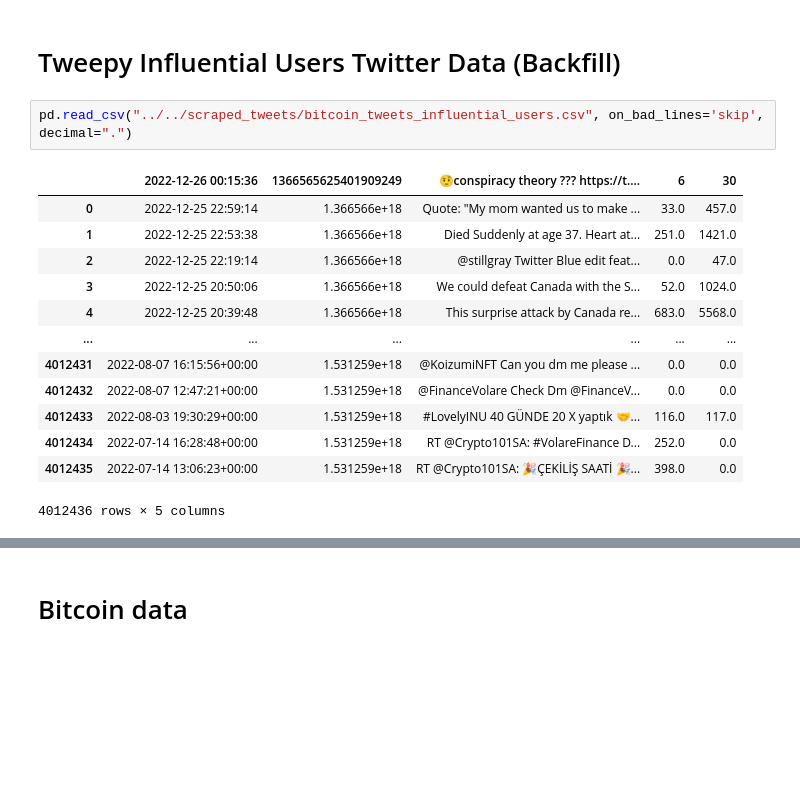
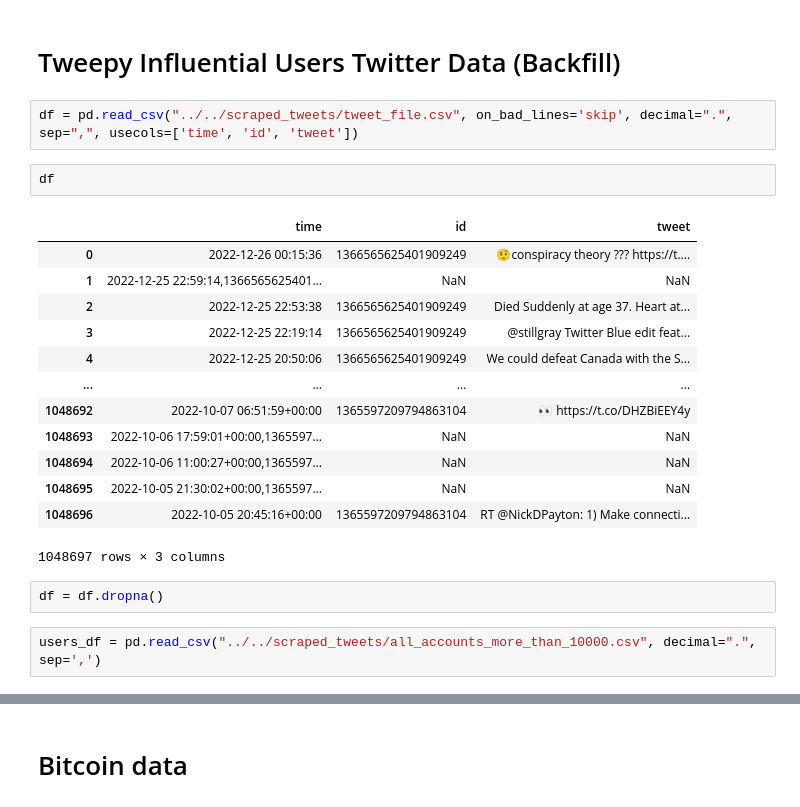
Before and after one commit to daniel-rdt/twitter_bitcoin_sentiment_ml, a Jupyter notebook: testing/tweets_preprocess.ipynb, the cells around one changed output, grey strips where cells are left out. Drawn from its saved outputs; the diff is of its cells as text; blank space fills up the shorter version.

```diff
--- a/testing/tweets_preprocess.ipynb
+++ b/testing/tweets_preprocess.ipynb
@@ -4,18 +4,24 @@ import numpy as np
 # %% [markdown]
 # Tweepy Influential Users Twitter Data (Backfill)
 # %%
-pd.read_csv("../../scraped_tweets/bitcoin_tweets_influential_users.csv", on_bad_lines='skip', decimal=".")
+df = pd.read_csv("../../scraped_tweets/tweet_file.csv", on_bad_lines='skip', decimal=".", sep=",", usecols=['time', 'id', 'tweet'])
-# %% [output]
-|  | 2022-12-26 00:15:36 | 1366565625401909249 | 🤨conspiracy theory ??? https://t.... | 6 | 30 |
-| 0 | 2022-12-25 22:59:14 | 1.366566e+18 | Quote: "My mom wanted us to make ... | 33.0 | 457.0 |
-| 1 | 2022-12-25 22:53:38 | 1.366566e+18 | Died Suddenly at age 37. Heart at... | 251.0 | 1421.0 |
-| 2 | 2022-12-25 22:19:14 | 1.366566e+18 | @stillgray Twitter Blue edit feat... | 0.0 | 47.0 |
-| 3 | 2022-12-25 20:50:06 | 1.366566e+18 | We could defeat Canada with the S... | 52.0 | 1024.0 |
-| 4 | 2022-12-25 20:39:48 | 1.366566e+18 | This surprise attack by Canada re... | 683.0 | 5568.0 |
-| ... | ... | ... | ... | ... | ... |
-| 4012431 | 2022-08-07 16:15:56+00:00 | 1.531259e+18 | @KoizumiNFT Can you dm me please ... | 0.0 | 0.0 |
-| 4012432 | 2022-08-07 12:47:21+00:00 | 1.531259e+18 | @FinanceVolare Check Dm @FinanceV... | 0.0 | 0.0 |
-| 4012433 | 2022-08-03 19:30:29+00:00 | 1.531259e+18 | #LovelyINU 40 GÜNDE 20 X yaptık 🤝... | 116.0 | 117.0 |
-| 4012434 | 2022-07-14 16:28:48+00:00 | 1.531259e+18 | RT @Crypto101SA: #VolareFinance D... | 252.0 | 0.0 |
-| 4012435 | 2022-07-14 13:06:23+00:00 | 1.531259e+18 | RT @Crypto101SA: 🎉ÇEKİLİŞ SAATİ 🎉... | 398.0 | 0.0 |
-4012436 rows × 5 columns
+# %%
+df
+# %% [output]
+|  | time | id | tweet |
+| 0 | 2022-12-26 00:15:36 | 1366565625401909249 | 🤨conspiracy theory ??? https://t.... |
+| 1 | 2022-12-25 22:59:14,1366565625401... | NaN | NaN |
+| 2 | 2022-12-25 22:53:38 | 1366565625401909249 | Died Suddenly at age 37. Heart at... |
+| 3 | 2022-12-25 22:19:14 | 1366565625401909249 | @stillgray Twitter Blue edit feat... |
+| 4 | 2022-12-25 20:50:06 | 1366565625401909249 | We could defeat Canada with the S... |
+| ... | ... | ... | ... |
+| 1048692 | 2022-10-07 06:51:59+00:00 | 1365597209794863104 | 👀 https://t.co/DHZBiEEY4y |
+| 1048693 | 2022-10-06 17:59:01+00:00,1365597... | NaN | NaN |
+| 1048694 | 2022-10-06 11:00:27+00:00,1365597... | NaN | NaN |
+| 1048695 | 2022-10-05 21:30:02+00:00,1365597... | NaN | NaN |
+| 1048696 | 2022-10-05 20:45:16+00:00 | 1365597209794863104 | RT @NickDPayton: 1) Make connecti... |
+1048697 rows × 3 columns
+# %%
+df = df.dropna()
+# %%
+users_df = pd.read_csv("../../scraped_tweets/all_accounts_more_than_10000.csv", decimal=".", sep=',')
```
Also changed, not shown: parts of 18 cells of this notebook, 4 other files.
